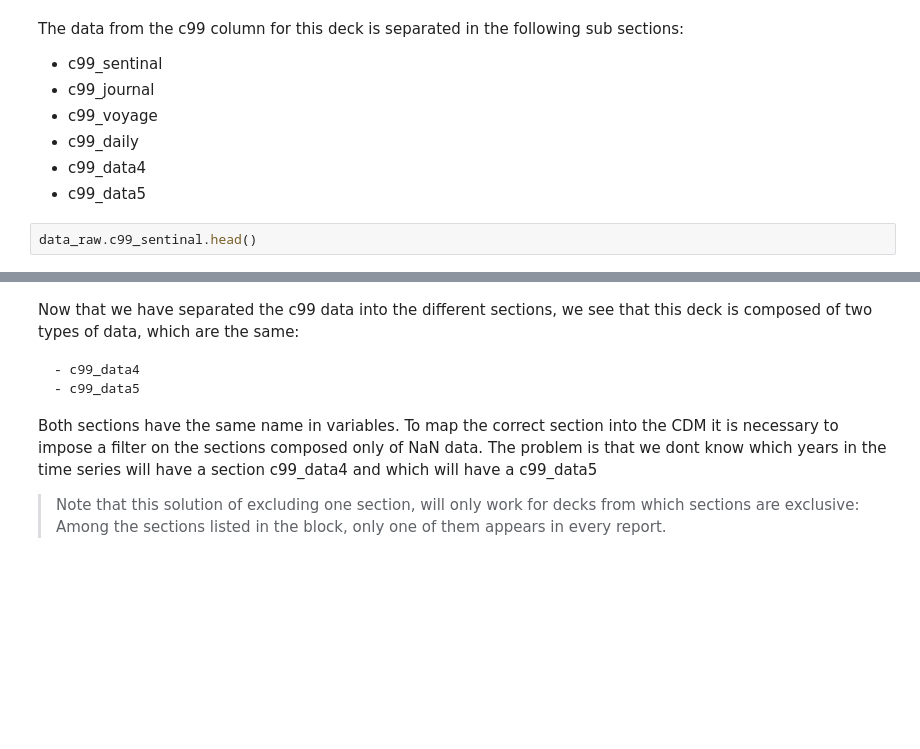
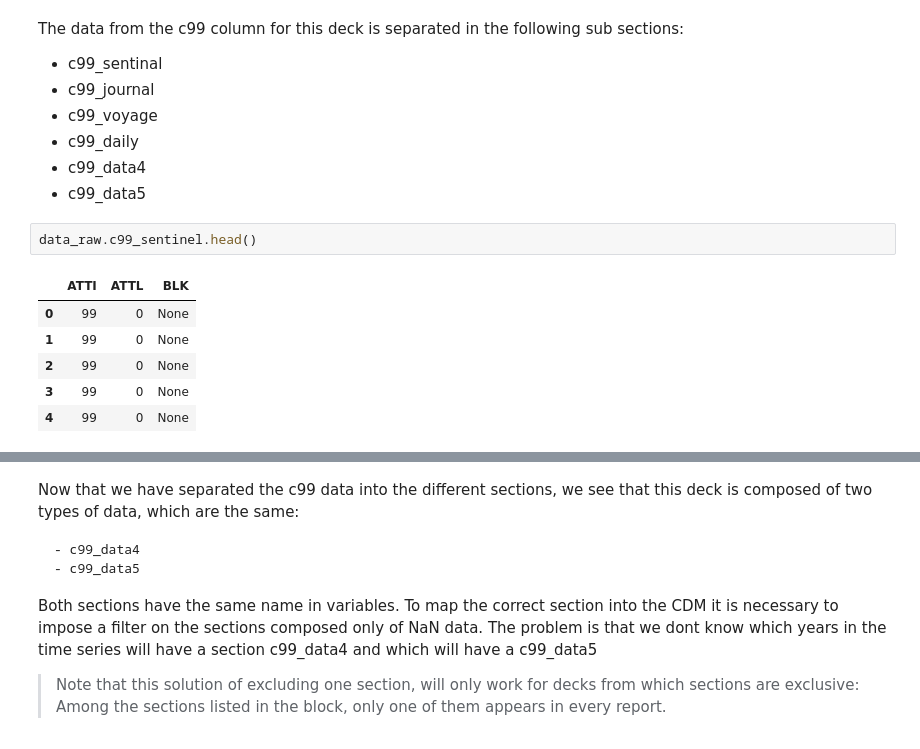
Before and after one commit to glamod/cdm_reader_mapper, a Jupyter notebook: docs/example_notebooks/CDM_mapper_example_deck704.ipynb, the cells around one changed output, grey strips where cells are left out. Drawn from its saved outputs; the diff is of its cells as text; blank space fills up the shorter version.

```diff
--- a/docs/example_notebooks/CDM_mapper_example_deck704.ipynb
+++ b/docs/example_notebooks/CDM_mapper_example_deck704.ipynb
@@ -38,7 +50,14 @@ The data from the c99 column for this deck is separated in the following sub sec
 - c99_data4
 - c99_data5
 # %%
-data_raw.c99_sentinal.head()
+data_raw.c99_sentinel.head()
+# %% [output]
+|  | ATTI | ATTL | BLK |
+| 0 | 99 | 0 | None |
+| 1 | 99 | 0 | None |
+| 2 | 99 | 0 | None |
+| 3 | 99 | 0 | None |
+| 4 | 99 | 0 | None |
 # %%
 pd.options.display.max_columns = None
 data_raw.c99_journal.head()
```
Also changed, not shown: parts of 13 cells of this notebook, 2 other files.
